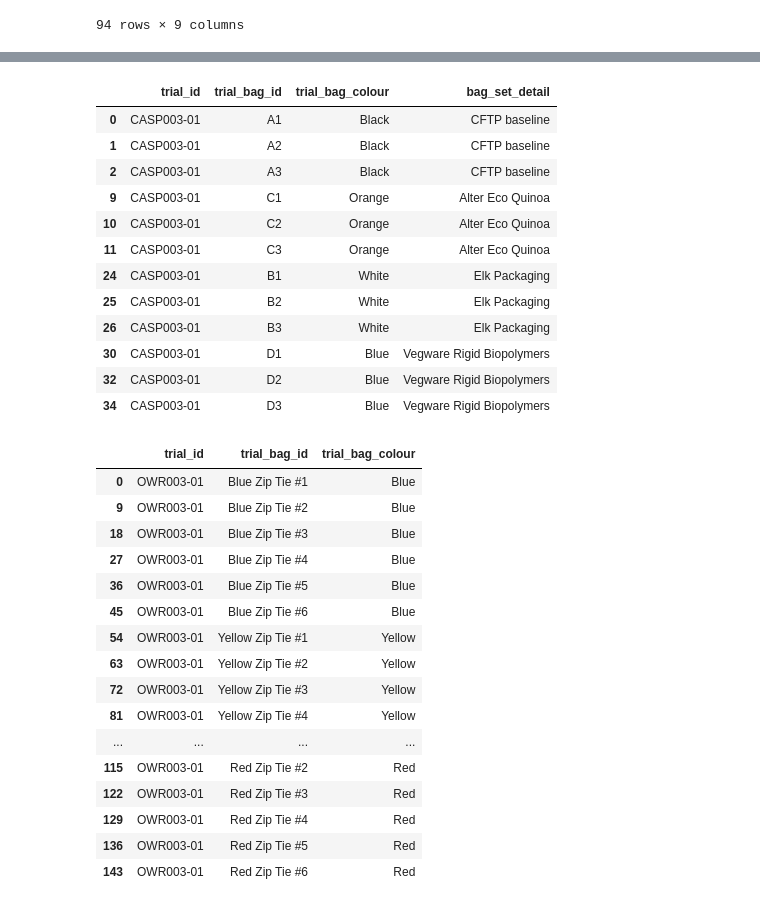
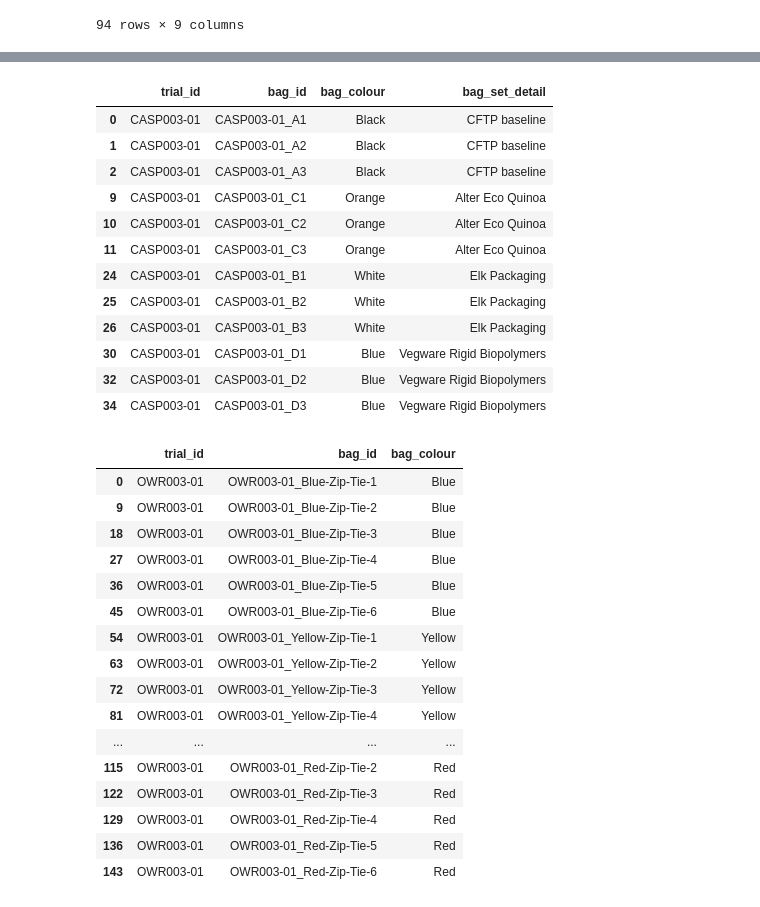
Before and after one commit to uchicago-dsi/compostable-disintegration-analysis, a Jupyter notebook: notebooks/add_bag_compiled.ipynb, the cells around one changed output, grey strips where cells are left out. Saved outputs shown, nothing was run; the diff lists cells and outputs as text; code cells hidden in the pictures.

```diff
--- a/notebooks/add_bag_compiled.ipynb
+++ b/notebooks/add_bag_compiled.ipynb
@@ -44,47 +74,60 @@ facility_casp03 = facility_casp03[columns_to_keep]
 facility_casp03.columns = [col.lower() for col in facility_casp03.columns]
 facility_casp03.columns = facility_casp03.columns.str.replace(' ', '_')
 facility_casp03 = facility_casp03.drop_duplicates(subset='trial_bag_id', keep='first')
+facility_casp03['trial_bag_id'] = facility_casp03['trial_id'] + '_' + facility_casp03['trial_bag_id']
+new_names = {
+        'trial_bag_colour': 'bag_colour',
+        'trial_bag_id' : 'bag_id'
+    }
+facility_casp03 = facility_casp03.rename(columns=new_names)
 facility_casp03
 # %% [output]
-|  | trial_id | trial_bag_id | trial_bag_colour | bag_set_detail |
-| 0 | CASP003-01 | A1 | Black | CFTP baseline |
-| 1 | CASP003-01 | A2 | Black | CFTP baseline |
-| 2 | CASP003-01 | A3 | Black | CFTP baseline |
-| 9 | CASP003-01 | C1 | Orange | Alter Eco Quinoa |
-| 10 | CASP003-01 | C2 | Orange | Alter Eco Quinoa |
-| 11 | CASP003-01 | C3 | Orange | Alter Eco Quinoa |
-| 24 | CASP003-01 | B1 | White | Elk Packaging |
-| 25 | CASP003-01 | B2 | White | Elk Packaging |
-| 26 | CASP003-01 | B3 | White | Elk Packaging |
-| 30 | CASP003-01 | D1 | Blue | Vegware Rigid Biopolymers |
-| 32 | CASP003-01 | D2 | Blue | Vegware Rigid Biopolymers |
-| 34 | CASP003-01 | D3 | Blue | Vegware Rigid Biopolymers |
+|  | trial_id | bag_id | bag_colour | bag_set_detail |
+| 0 | CASP003-01 | CASP003-01_A1 | Black | CFTP baseline |
+| 1 | CASP003-01 | CASP003-01_A2 | Black | CFTP baseline |
+| 2 | CASP003-01 | CASP003-01_A3 | Black | CFTP baseline |
+| 9 | CASP003-01 | CASP003-01_C1 | Orange | Alter Eco Quinoa |
+| 10 | CASP003-01 | CASP003-01_C2 | Orange | Alter Eco Quinoa |
+| 11 | CASP003-01 | CASP003-01_C3 | Orange | Alter Eco Quinoa |
+| 24 | CASP003-01 | CASP003-01_B1 | White | Elk Packaging |
+| 25 | CASP003-01 | CASP003-01_B2 | White | Elk Packaging |
+| 26 | CASP003-01 | CASP003-01_B3 | White | Elk Packaging |
+| 30 | CASP003-01 | CASP003-01_D1 | Blue | Vegware Rigid Biopolymers |
+| 32 | CASP003-01 | CASP003-01_D2 | Blue | Vegware Rigid Biopolymers |
+| 34 | CASP003-01 | CASP003-01_D3 | Blue | Vegware Rigid Biopolymers |
 # %%
 facility_wr03 = all_trials['WR003-01']
 columns_to_keep = ['Trial ID', 'Trial Bag ID', 'Trial Bag Colour']
 facility_wr03 = facility_wr03[columns_to_keep]
 facility_wr03.columns = [col.lower() for col in facility_wr03.columns]
 facility_wr03.columns = facility_wr03.columns.str.replace(' ', '_')
 facility_wr03 = facility_wr03.drop_duplicates(subset='trial_bag_id', keep='first')
+facility_wr03['trial_bag_id'] = facility_wr03['trial_bag_id'].str.replace('#', '').str.replace(' ', '-')
+facility_wr03['trial_bag_id'] = facility_wr03['trial_id'] + '_' + facility_wr03['trial_bag_id']
+new_names = {
+        'trial_bag_colour': 'bag_colour',
+        'trial_bag_id' : 'bag_id'
+    }
+facility_wr03 = facility_wr03.rename(columns=new_names)
 facility_wr03
 # %% [output]
-|  | trial_id | trial_bag_id | trial_bag_colour |
-| 0 | OWR003-01 | Blue Zip Tie #1 | Blue |
-| 9 | OWR003-01 | Blue Zip Tie #2 | Blue |
-| 18 | OWR003-01 | Blue Zip Tie #3 | Blue |
-| 27 | OWR003-01 | Blue Zip Tie #4 | Blue |
-| 36 | OWR003-01 | Blue Zip Tie #5 | Blue |
-| 45 | OWR003-01 | Blue Zip Tie #6 | Blue |
-| 54 | OWR003-01 | Yellow Zip Tie #1 | Yellow |
-| 63 | OWR003-01 | Yellow Zip Tie #2 | Yellow |
-| 72 | OWR003-01 | Yellow Zip Tie #3 | Yellow |
-| 81 | OWR003-01 | Yellow Zip Tie #4 | Yellow |
+|  | trial_id | bag_id | bag_colour |
+| 0 | OWR003-01 | OWR003-01_Blue-Zip-Tie-1 | Blue |
+| 9 | OWR003-01 | OWR003-01_Blue-Zip-Tie-2 | Blue |
+| 18 | OWR003-01 | OWR003-01_Blue-Zip-Tie-3 | Blue |
+| 27 | OWR003-01 | OWR003-01_Blue-Zip-Tie-4 | Blue |
+| 36 | OWR003-01 | OWR003-01_Blue-Zip-Tie-5 | Blue |
+| 45 | OWR003-01 | OWR003-01_Blue-Zip-Tie-6 | Blue |
+| 54 | OWR003-01 | OWR003-01_Yellow-Zip-Tie-1 | Yellow |
+| 63 | OWR003-01 | OWR003-01_Yellow-Zip-Tie-2 | Yellow |
+| 72 | OWR003-01 | OWR003-01_Yellow-Zip-Tie-3 | Yellow |
+| 81 | OWR003-01 | OWR003-01_Yellow-Zip-Tie-4 | Yellow |
 | ... | ... | ... | ... |
-| 115 | OWR003-01 | Red Zip Tie #2 | Red |
-| 122 | OWR003-01 | Red Zip Tie #3 | Red |
-| 129 | OWR003-01 | Red Zip Tie #4 | Red |
-| 136 | OWR003-01 | Red Zip Tie #5 | Red |
-| 143 | OWR003-01 | Red Zip Tie #6 | Red |
+| 115 | OWR003-01 | OWR003-01_Red-Zip-Tie-2 | Red |
+| 122 | OWR003-01 | OWR003-01_Red-Zip-Tie-3 | Red |
+| 129 | OWR003-01 | OWR003-01_Red-Zip-Tie-4 | Red |
+| 136 | OWR003-01 | OWR003-01_Red-Zip-Tie-5 | Red |
+| 143 | OWR003-01 | OWR003-01_Red-Zip-Tie-6 | Red |
 # %%
 merged_cftp = pd.concat([facility_ad, facility_wr01, facility_casp01, facility_casp03, facility_wr03], ignore_index=True)
 merged_cftp
```
Also changed, not shown: parts of 8 cells of this notebook.
